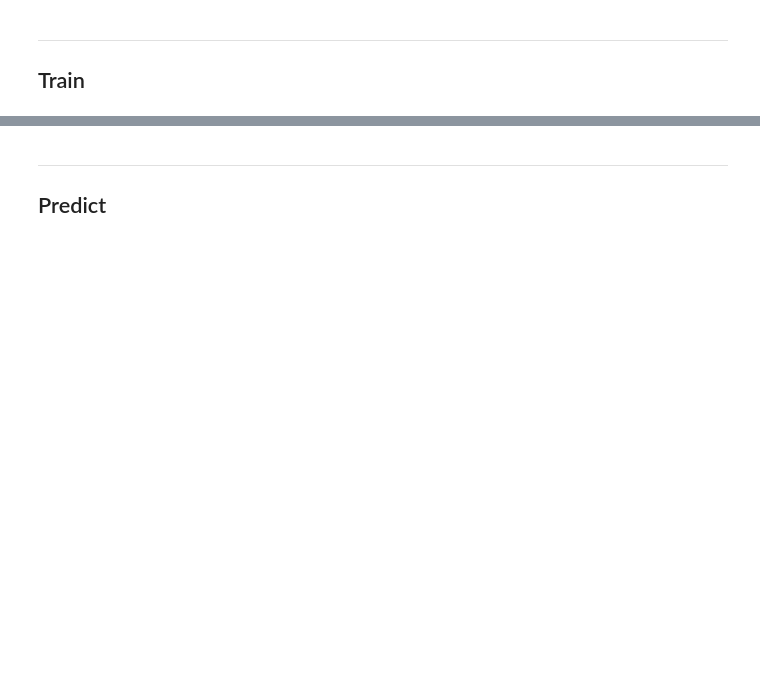
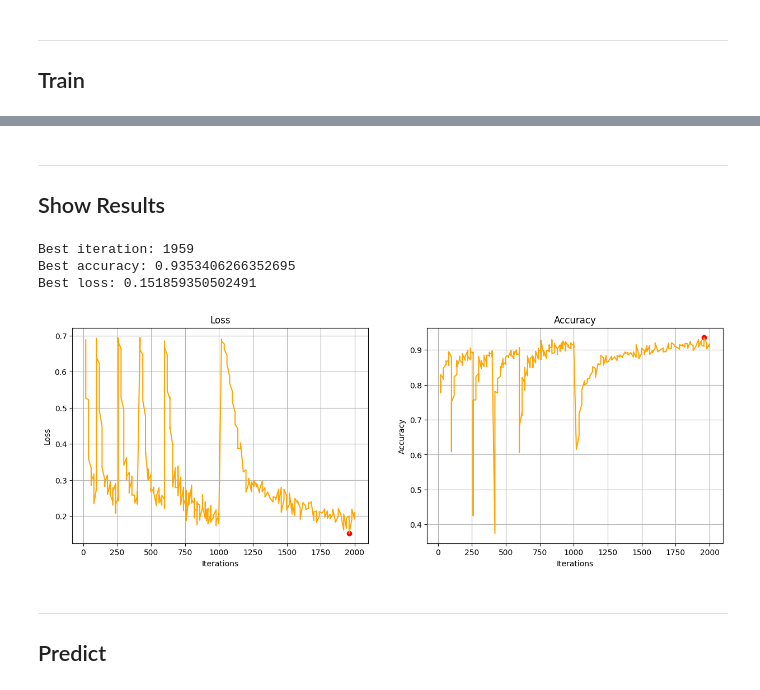
Before and after one commit to JustCati/PotholeSegmentation, a Jupyter notebook: inference.ipynb, the cells around one changed output, grey strips where cells are left out. Saved outputs shown, nothing was run; the diff lists cells and outputs as text; code cells hidden in the pictures; blank space fills up the shorter version.

Commit message:
feat: evaluation and metrics graphs

```diff
--- a/inference.ipynb
+++ b/inference.ipynb
@@ -75,7 +75,7 @@ cfg.DATALOADER.NUM_WORKERS = 2
 cfg.MODEL.WEIGHTS = model_zoo.get_checkpoint_url("COCO-InstanceSegmentation/mask_rcnn_R_101_FPN_3x.yaml")
 cfg.SOLVER.IMS_PER_BATCH = 2
 cfg.SOLVER.BASE_LR = 0.00025    #! Incrementa probabilmente
-cfg.SOLVER.MAX_ITER = 500       #! Incrementa probabilmente
+cfg.SOLVER.MAX_ITER = 2000       #! Incrementa probabilmente
 cfg.SOLVER.STEPS = []
 cfg.MODEL.ROI_HEADS.BATCH_SIZE_PER_IMAGE = 512   #! Incrementa probabilmente a 512
 cfg.MODEL.ROI_HEADS.NUM_CLASSES = 1 # Solo una classe (pothole)
@@ -140,3 +137,56 @@ roi_heads.mask_head.predictor.{bias, weight}
+# %% [markdown]
+----
+
+## Show Results
+# %%
+resultsPath = os.path.join(cfg.OUTPUT_DIR, "metrics.json")
+
+results = []
+with open(resultsPath, "r") as f:
+    lines = f.readlines()
+    for line in lines:
+        results.append(json.loads(line))
+
+
+# iteration, loss_mask, mask_rccn/accuracy
+accuracy = []
+loss_mask = []
+iterations = sorted([elem["iteration"] for elem in results])
+
+for i in range(len(results)):
+    if "loss_mask" in results[i] and "mask_rcnn/accuracy" in results[i]:
+        loss_mask.append(results[i]["loss_mask"])
+        accuracy.append(results[i]["mask_rcnn/accuracy"])
+    else:
+        iterations.pop(i)
+
+print(f"Best iteration: {iterations[accuracy.index(max(accuracy))]}")
+print(f"Best accuracy: {max(accuracy)}")
+print(f"Best loss: {loss_mask[accuracy.index(max(accuracy))]}")
+
+plt.figure(figsize=(15, 5))
+plt.subplot(1, 2, 1)
+plt.plot(iterations, loss_mask, color="orange")
+plt.xlabel("Iterations")
+plt.ylabel("Loss")
+plt.title("Loss")
+plt.grid()
+plt.scatter(iterations[accuracy.index(max(accuracy))], loss_mask[accuracy.index(max(accuracy))], color="red")
+
+plt.subplot(1, 2, 2)
+plt.plot(iterations, accuracy, color="orange")
+plt.xlabel("Iterations")
+plt.ylabel("Accuracy")
+plt.title("Accuracy")
+plt.grid()
+plt.scatter(iterations[accuracy.index(max(accuracy))], max(accuracy), color="red")
+
+plt.show()
+# %% [output]
+Best iteration: 1959
+Best accuracy: 0.9353406266352695
+Best loss: 0.151859350502491
+[figure, added]
 # %% [markdown]
 ---
 
```
Also changed, not shown: parts of 9 cells of this notebook.
